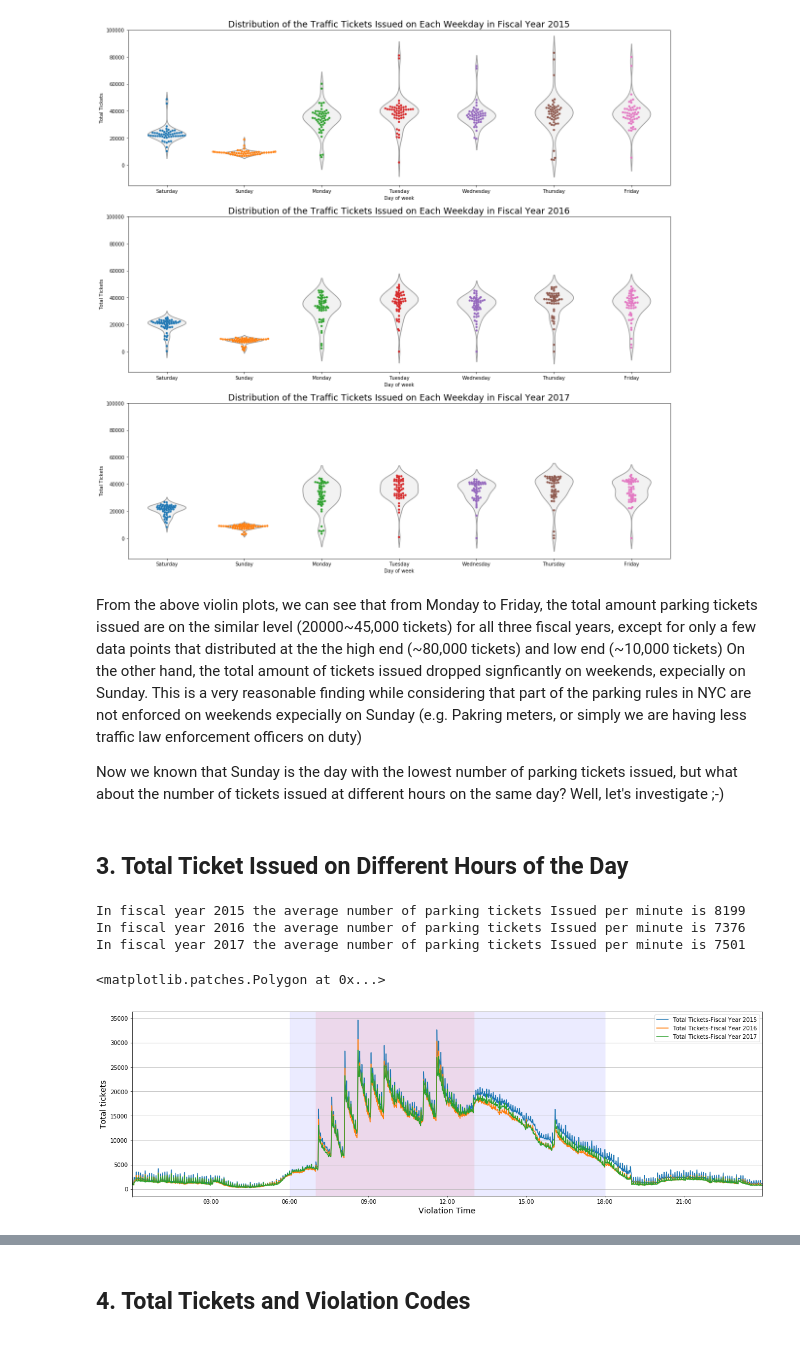
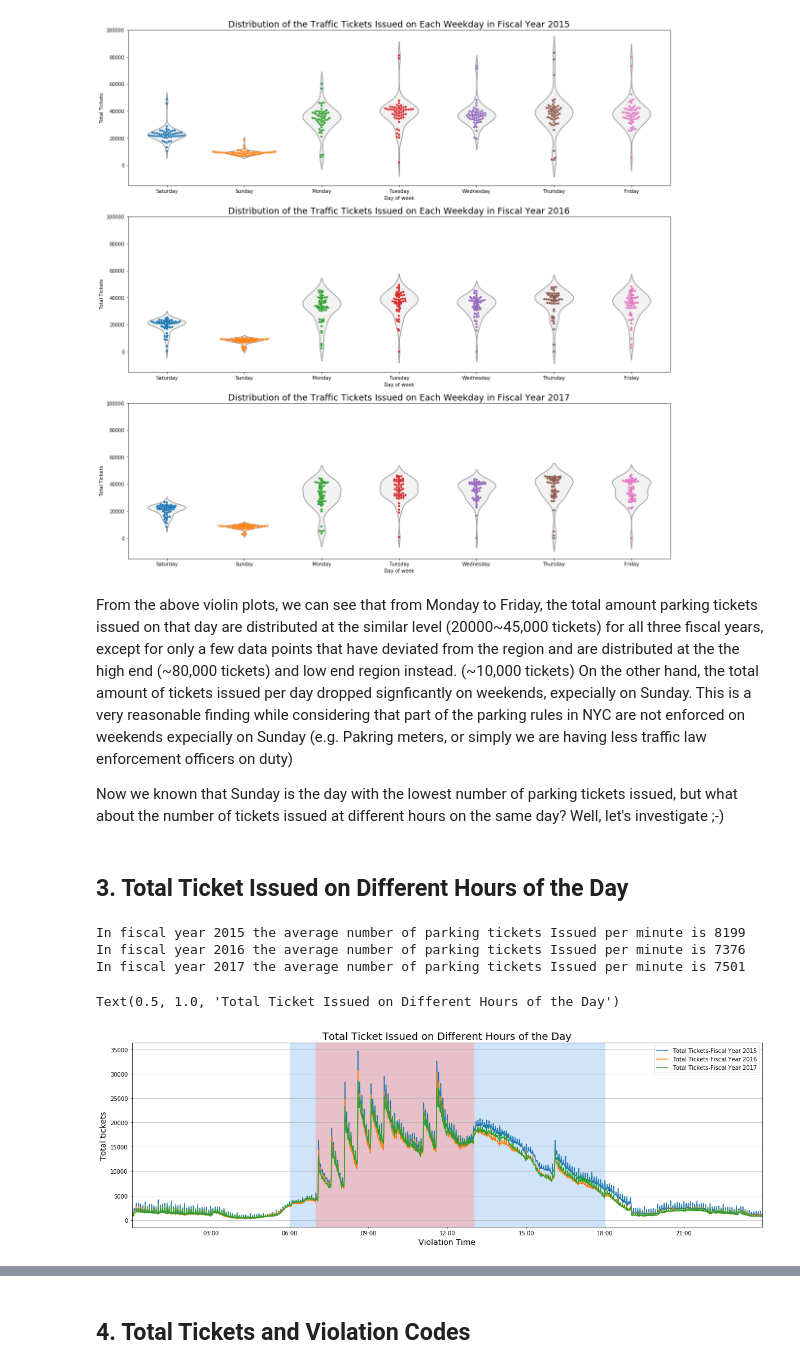
Before and after one commit to siuyik11/NYC_parking_ticket_analysis, a Jupyter notebook: NYC_parking_ticket_analysis.ipynb, the cells around one changed output, grey strips where cells are left out. Cells and saved outputs as stored; diff of their text form; code cells hidden in the pictures.

```diff
--- a/NYC_parking_ticket_analysis.ipynb
+++ b/NYC_parking_ticket_analysis.ipynb
@@ -124,8 +126,8 @@ for data, year, start_date, end_date in zip(data_151617, years, start_dates, end
     fig = plt.figure(figsize = (15,4))
     ax = fig.add_subplot(1,1,1)
     Date_Total.plot(ax = ax, kind = 'line', color = 'steelblue', grid = True, figsize = (15,4))
-    ax.hlines(y = Date_Total['Total Tickets'].mean(), xmin = start_date, xmax = end_date, color = 'r', )
-    plt.text(end_date, Date_Total['Total Tickets'].mean(), ("Annual Average = " + str(int(Date_Total['Total Tickets'].mean()))), color = 'r', fontsize = 14)
+    ax.hlines(y = Date_Total['Total Tickets'].mean(), xmin = start_date, xmax = end_date, color = 'red', )
+    plt.text(end_date, Date_Total['Total Tickets'].mean(), ("Annual Average = " + str(int(Date_Total['Total Tickets'].mean()))), color = 'red', fontsize = 14)
     plt.title("Total Parking Tickets Issued Per Day Over the Fiscal Year " + str(year), fontsize = 18 )
     ax.set_xlabel('Issue Date', fontsize = 14)
     ax.set_ylabel('Total Tickets',fontsize = 14)
@@ -202,7 +204,7 @@ for Date_Total, year, i in zip(Date_Total_list, years, range(3)):
 # %% [output]
 [figure]
 # %% [markdown]
-From the above violin plots, we can see that from Monday to Friday, the total amount parking tickets issued are on the similar level (20000~45,000 tickets) for all three fiscal years, except for only a few data points that distributed at the the high end (~80,000 tickets) and low end (~10,000 tickets) On the other hand, the total amount of tickets issued dropped signficantly on weekends, expecially on Sunday. This is a very reasonable finding while considering that part of the parking rules in NYC are not enforced on weekends expecially on Sunday (e.g. Pakring meters, or simply we are having less traffic law enforcement officers on duty)
+From the above violin plots, we can see that from Monday to Friday, the total amount parking tickets issued on that day are distributed at the similar level (20000~45,000 tickets) for all three fiscal years, except for only a few data points that have deviated from the region and are distributed at the the high end (~80,000 tickets) and low end region instead. (~10,000 tickets) On the other hand, the total amount of tickets issued per day dropped signficantly on weekends, expecially on Sunday. This is a very reasonable finding while considering that part of the parking rules in NYC are not enforced on weekends expecially on Sunday (e.g. Pakring meters, or simply we are having less traffic law enforcement officers on duty)
 
 Now we known that Sunday is the day with the lowest number of parking tickets issued, but what about the number of tickets issued at different hours on the same day? Well, let's investigate ;-)
 # %% [markdown]
@@ -231,28 +233,29 @@ def cleanViolationTime(input):
 # %%
 fig5 = plt.figure(figsize = (20,6))
 ax = fig5.add_subplot(1,1,1)
 for data, year, start_date, end_date in zip(data_151617, years, start_dates, end_dates):
     #Cleanning the dataset
     hour_data = data[['Violation Time', 'Summons Number']].groupby(['Violation Time'], as_index = False).count()
     hour_data = hour_data.loc[hour_data['Summons Number'] > 10] #I found this is a very effective way to filter all invalid data entries since they are all infrequent events.
     hour_data['Cleaned Violation Time'] = hour_data['Violation Time'].apply(cleanViolationTime)
     hour_data = hour_data.loc[hour_data['Cleaned Violation Time'].dt.year == 1960].groupby('Cleaned Violation Time').sum()
     hour_data = hour_data.rename(columns = {'Summons Number' : ('Total Tickets-Fiscal Year ' + str(year))})
     #graph section
     hour_data.plot(ax = ax, kind = 'line', grid = True, alpha = 1)
     ax.set_xlabel("Violation Time", fontsize = 14)
     ax.set_ylabel("Total tickets", fontsize = 14)
     ax.xaxis.set_major_locator(dates.HourLocator())
     ax.xaxis.set_major_formatter(dates.DateFormatter("%H:%M"))
     print("In fiscal year", str(year), "the average number of parking tickets Issued per minute is", str(int(hour_data[('Total Tickets-Fiscal Year ' + str(year))].sum()/1440)))
-ax.axvspan('1960-01-01 06:00','1960-01-01 18:00', alpha = 0.08, color = 'b' )
-ax.axvspan('1960-01-01 07:00','1960-01-01 13:00', alpha = 0.08, color = 'r' )
+ax.axvspan('1960-01-01 06:00','1960-01-01 18:00', alpha = 0.5, color = 'b' )
+ax.axvspan('1960-01-01 07:00','1960-01-01 13:00', alpha = 0.5, color = 'r' )
+plt.title('Total Ticket Issued on Different Hours of the Day', fontsize = 18)
 # %% [output]
 In fiscal year 2015 the average number of parking tickets Issued per minute is 8199
 In fiscal year 2016 the average number of parking tickets Issued per minute is 7376
 In fiscal year 2017 the average number of parking tickets Issued per minute is 7501
-<matplotlib.patches.Polygon at 0x...>
+Text(0.5, 1.0, 'Total Ticket Issued on Different Hours of the Day')
-[figure, old version]
+[figure, new version]
 # %% [markdown]
 As we can see from above, there are couple very interesting characteristics of this graph that is hard to be overlooked:
 1. the majority of the tickets issued are from the 6:00AM to 6:00PM window. (Blue region)
```
Also changed, not shown: parts of 19 cells of this notebook, 2 other files.
